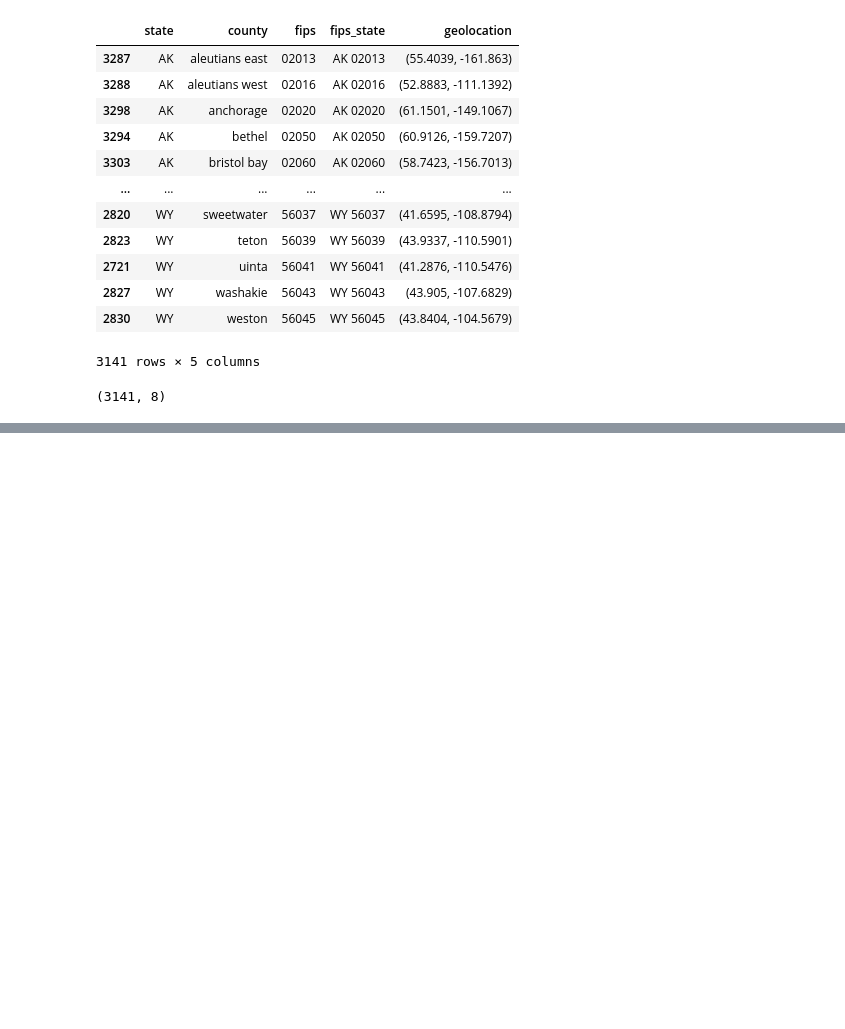
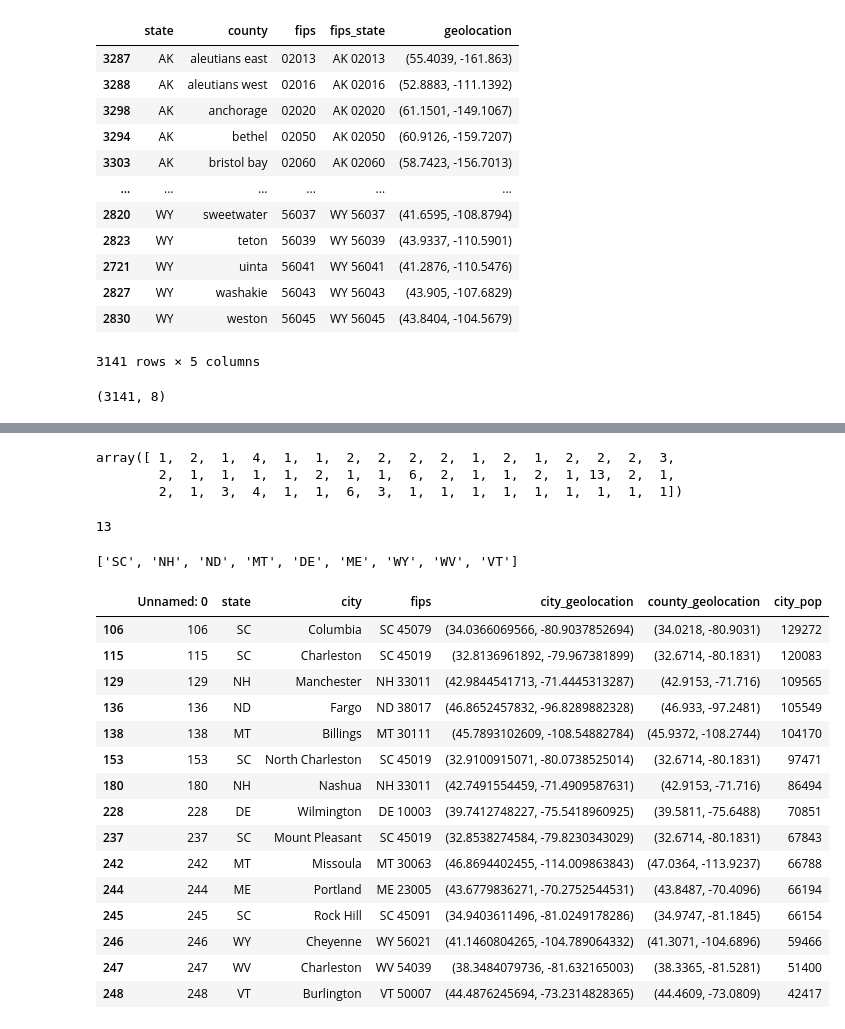
Before and after one commit to iampreviero/vaccine-allocation, a Jupyter notebook: notebooks/allocation-preprocess.ipynb, the cells around one changed output, grey strips where cells are left out. Drawn from its saved outputs; the diff is of its cells as text; code cells hidden in the pictures; blank space fills up the shorter version.

```diff
--- a/notebooks/allocation-preprocess.ipynb
+++ b/notebooks/allocation-preprocess.ipynb
@@ -114,0 +191,3 @@ county_pop_df.to_csv("county_pop_clean.csv", index=False)
+# %%
+counties_dists_df = pd.read_csv('/Users/alessandropreviero/Desktop/vaccine-allocation/data/inputs/counties_distances.csv', index_col=0)
+selected_centers_df = pd.read_csv('/Users/alessandropreviero/Desktop/vaccine-allocation/data/inputs/selected_centers.csv')
@@ -114,0 +200,6 @@ county_pop_df.to_csv("county_pop_clean.csv", index=False)
+# %%
+total_states = list(selected_centers_df['state'].unique())
+states_in_top100 = selected_centers_df.iloc[0:100,:]['state'].value_counts(sort=False)
+top_100_counts = states_in_top100.to_dict()
+# %%
+missing_states = [i for i in total_states if i not in states_in_top100]
@@ -114,0 +249,6 @@ county_pop_df.to_csv("county_pop_clean.csv", index=False)
+# %%
+top51.iloc[0,:].to_numpy()
+# %% [output]
+array([ 1,  2,  1,  4,  1,  1,  2,  2,  2,  2,  1,  2,  1,  2,  2,  2,  3,
+        2,  1,  1,  1,  1,  2,  1,  1,  6,  2,  1,  1,  2,  1, 13,  2,  1,
+        2,  1,  3,  4,  1,  1,  6,  3,  1,  1,  1,  1,  1,  1,  1,  1,  1])
@@ -114,0 +257,27 @@ county_pop_df.to_csv("county_pop_clean.csv", index=False)
+# %%
+np.max(list(top_100_counts.values()))
+# %% [output]
+13
+# %%
+missing_states
+# %% [output]
+['SC', 'NH', 'ND', 'MT', 'DE', 'ME', 'WY', 'WV', 'VT']
+# %%
+selected_centers_df[selected_centers_df.state.isin(missing_states)]
+# %% [output]
+|  | Unnamed: 0 | state | city | fips | city_geolocation | county_geolocation | city_pop |
+| 106 | 106 | SC | Columbia | SC 45079 | (34.0366069566, -80.9037852694) | (34.0218, -80.9031) | 129272 |
+| 115 | 115 | SC | Charleston | SC 45019 | (32.8136961892, -79.967381899) | (32.6714, -80.1831) | 120083 |
+| 129 | 129 | NH | Manchester | NH 33011 | (42.9844541713, -71.4445313287) | (42.9153, -71.716) | 109565 |
+| 136 | 136 | ND | Fargo | ND 38017 | (46.8652457832, -96.8289882328) | (46.933, -97.2481) | 105549 |
+| 138 | 138 | MT | Billings | MT 30111 | (45.7893102609, -108.54882784) | (45.9372, -108.2744) | 104170 |
+| 153 | 153 | SC | North Charleston | SC 45019 | (32.9100915071, -80.0738525014) | (32.6714, -80.1831) | 97471 |
+| 180 | 180 | NH | Nashua | NH 33011 | (42.7491554459, -71.4909587631) | (42.9153, -71.716) | 86494 |
+| 228 | 228 | DE | Wilmington | DE 10003 | (39.7412748227, -75.5418960925) | (39.5811, -75.6488) | 70851 |
+| 237 | 237 | SC | Mount Pleasant | SC 45019 | (32.8538274584, -79.8230343029) | (32.6714, -80.1831) | 67843 |
+| 242 | 242 | MT | Missoula | MT 30063 | (46.8694402455, -114.009863843) | (47.0364, -113.9237) | 66788 |
+| 244 | 244 | ME | Portland | ME 23005 | (43.6779836271, -70.2752544531) | (43.8487, -70.4096) | 66194 |
+| 245 | 245 | SC | Rock Hill | SC 45091 | (34.9403611496, -81.0249178286) | (34.9747, -81.1845) | 66154 |
+| 246 | 246 | WY | Cheyenne | WY 56021 | (41.1460804265, -104.789064332) | (41.3071, -104.6896) | 59466 |
+| 247 | 247 | WV | Charleston | WV 54039 | (38.3484079736, -81.632165003) | (38.3365, -81.5281) | 51400 |
+| 248 | 248 | VT | Burlington | VT 50007 | (44.4876245694, -73.2314828365) | (44.4609, -73.0809) | 42417 |
```
Also changed, not shown: parts of 13 cells of this notebook, 9 other files.
